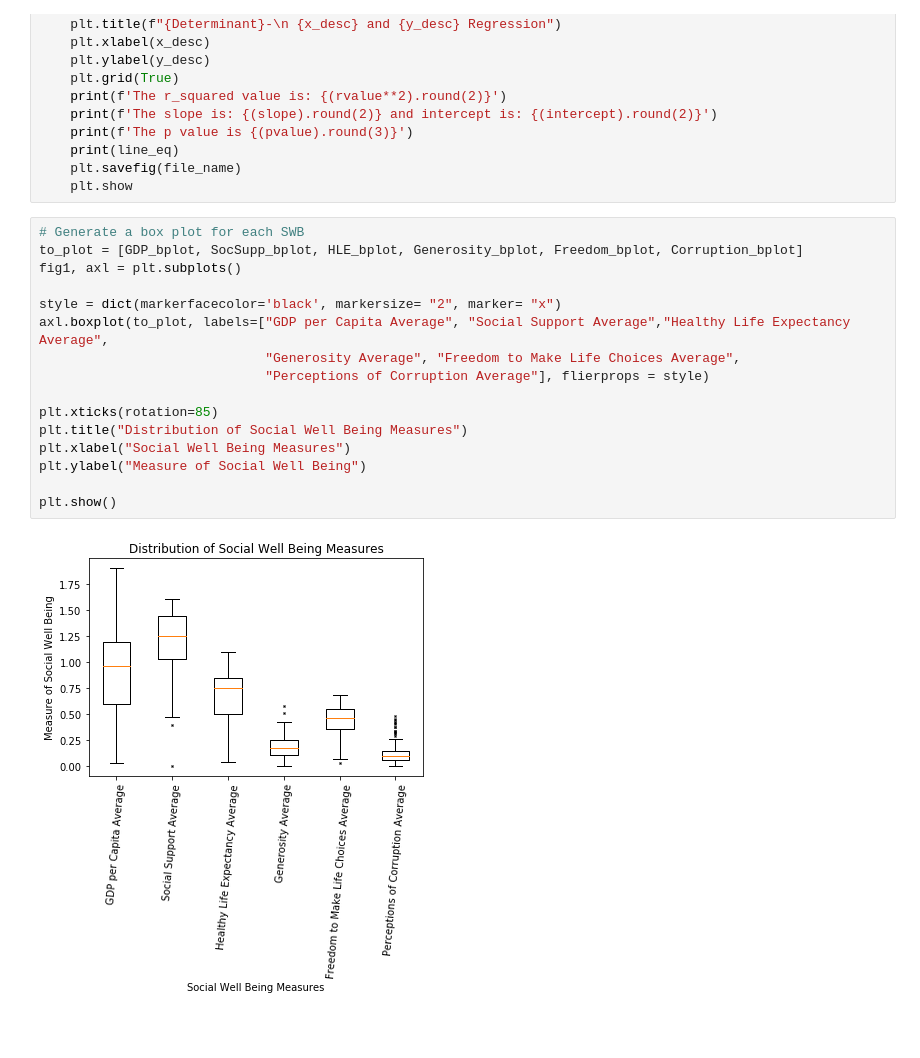
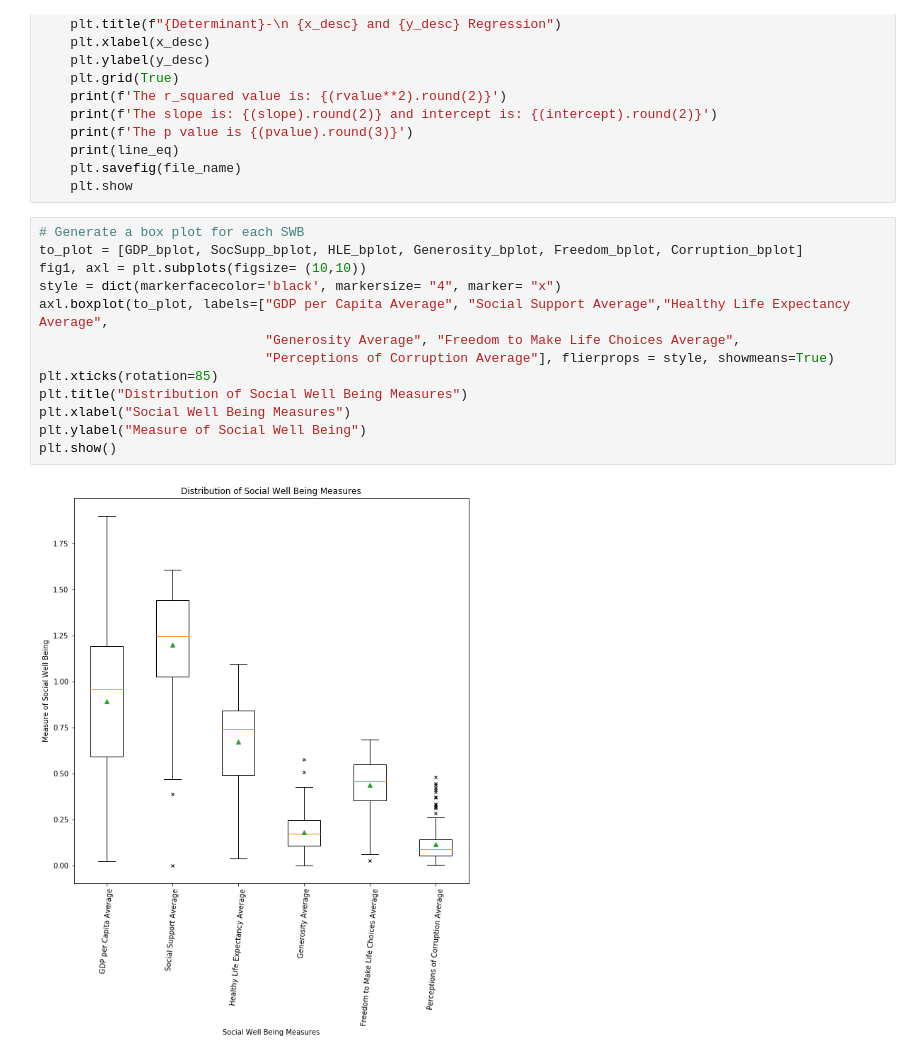
Before and after one commit to nbolt1989/Group_Project_1, a Jupyter notebook: Time for Happiness.ipynb, the cells around one changed output. Cells and saved outputs as stored; diff of their text form; blank space fills up the shorter version.

```diff
--- a/Time for Happiness.ipynb
+++ b/Time for Happiness.ipynb
@@ -503,18 +550,15 @@ def line_regression_plot(x_values, y_values, x_desc, y_desc,
 # %%
 # Generate a box plot for each SWB
 to_plot = [GDP_bplot, SocSupp_bplot, HLE_bplot, Generosity_bplot, Freedom_bplot, Corruption_bplot]
-fig1, axl = plt.subplots()
-
-style = dict(markerfacecolor='black', markersize= "2", marker= "x")
+fig1, axl = plt.subplots(figsize= (10,10))
+style = dict(markerfacecolor='black', markersize= "4", marker= "x")
 axl.boxplot(to_plot, labels=["GDP per Capita Average", "Social Support Average","Healthy Life Expectancy Average",
                              "Generosity Average", "Freedom to Make Life Choices Average",
-                             "Perceptions of Corruption Average"], flierprops = style)
-
+                             "Perceptions of Corruption Average"], flierprops = style, showmeans=True)
 plt.xticks(rotation=85)
 plt.title("Distribution of Social Well Being Measures")
 plt.xlabel("Social Well Being Measures")
 plt.ylabel("Measure of Social Well Being")
-
 plt.show()
 # %% [output]
-[figure, old version]
+[figure, new version]
```
Also changed, not shown: parts of 33 cells of this notebook, 9 other files.
